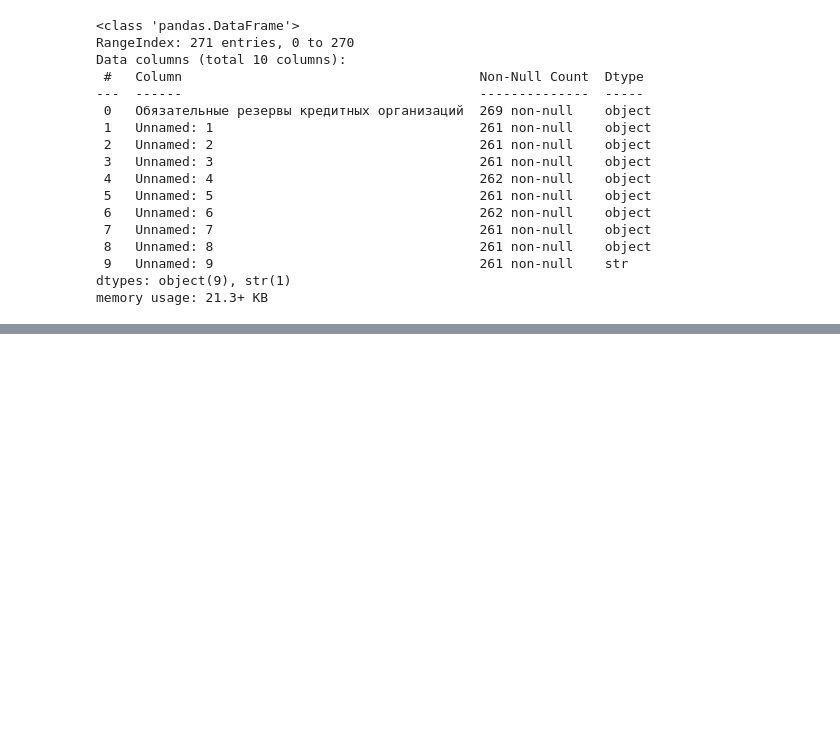
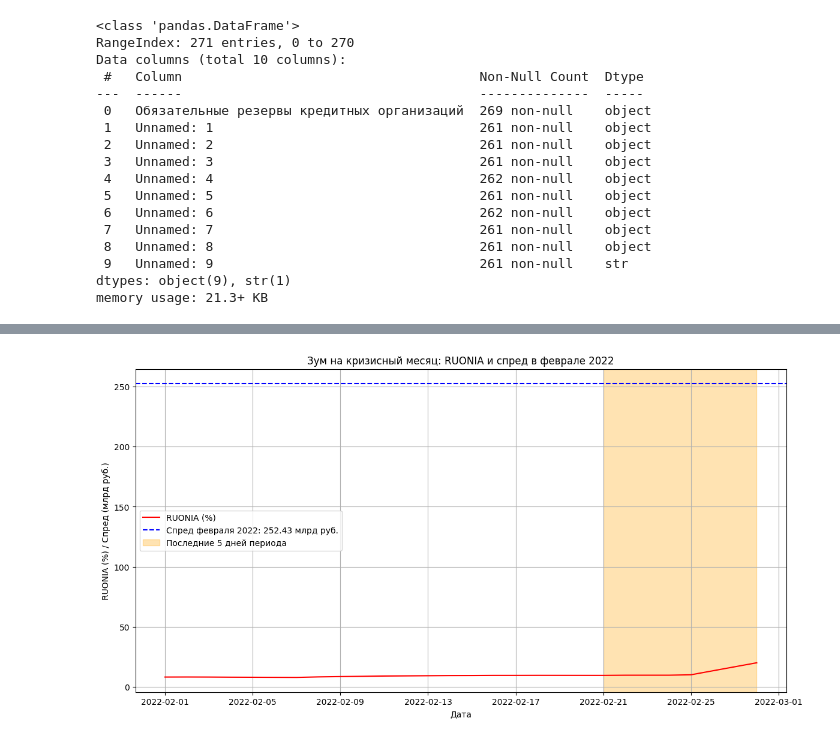
Before and after one commit to Povid1o/MathMode_LiquidityCatchers_RuLiquiditySentinel, a Jupyter notebook: ml/notebooks/model_1.ipynb, the cells around one changed output, grey strips where cells are left out. Drawn from its saved outputs; the diff is of its cells as text; code cells hidden in the pictures; blank space fills up the shorter version.

```diff
--- a/ml/notebooks/model_1.ipynb
+++ b/ml/notebooks/model_1.ipynb
@@ -101,0 +326,24 @@ df.head()
+# %%
+# График 3: Зум на кризисный месяц - февраль 2022
+# Фильтруем RUONIA за февраль 2022
+feb_2022 = ruonia[(ruonia['Дата'] >= '2022-02-01') & (ruonia['Дата'] <= '2022-02-28')]
+
+# Спред за февраль 2022 (из df, где Дата в феврале 2022)
+spred_feb = df[df['Дата'].dt.month == 2]['спред'].iloc[0] if not df[df['Дата'].dt.month == 2].empty else 0
+
+plt.figure(figsize=(14, 7))
+plt.plot(feb_2022['Дата'], feb_2022['RUONIA'], color='red', label='RUONIA (%)')
+plt.axhline(y=spred_feb, color='blue', linestyle='--', label=f'Спред февраля 2022: {spred_feb:.2f} млрд руб.')
+plt.xlabel('Дата')
+plt.ylabel('RUONIA (%) / Спред (млрд руб.)')
+plt.title('Зум на кризисный месяц: RUONIA и спред в феврале 2022')
+
+# Отмечаем конец периода усреднения (последние 5 дней февраля)
+last_5_days = feb_2022['Дата'].tail(5)
+plt.axvspan(last_5_days.iloc[0], last_5_days.iloc[-1], color='orange', alpha=0.3, label='Последние 5 дней периода')
+
+plt.legend()
+plt.grid(True)
+plt.show()
+# %% [output]
+[figure, added]
```
Also changed, not shown: parts of 12 cells of this notebook, 1 other file.
